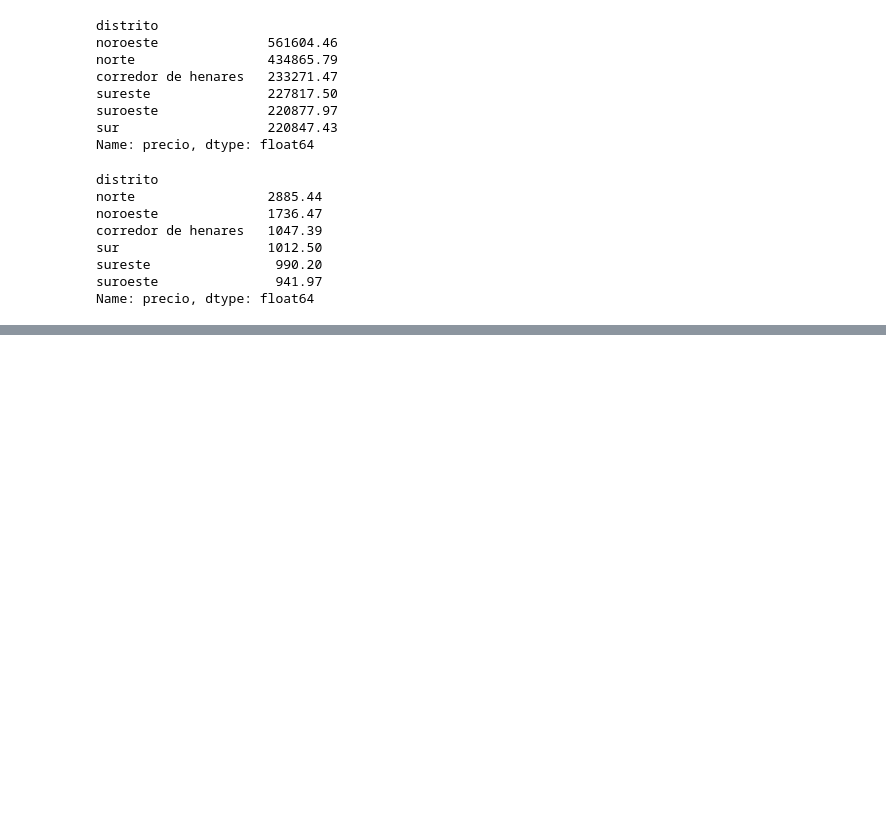
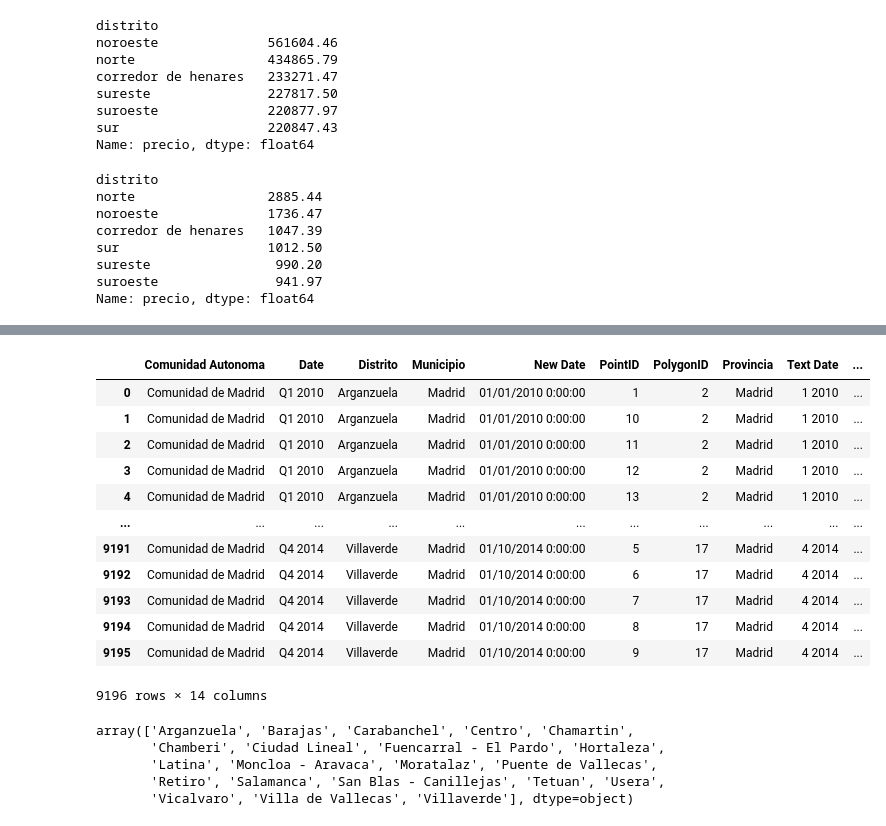
Before and after one commit to Gbau11/Analisis-de-la-vivienda-Idealista, a Jupyter notebook: jupyter/analisis_exploratorio/analisis_explo.ipynb, the cells around one changed output, grey strips where cells are left out. Cells and saved outputs as stored; diff of their text form; code cells hidden in the pictures; blank space fills up the shorter version.

```diff
--- a/jupyter/analisis_exploratorio/analisis_explo.ipynb
+++ b/jupyter/analisis_exploratorio/analisis_explo.ipynb
@@ -1284,0 +1395,3 @@ array(['Villaverde', 'Barrio de Salamanca', 'Villa de Vallecas',
+# %%
+precio_medio_distrito = mad_int.groupby('Distrito')['distrito_€/m2'].mean().to_dict()
+precio_medio_distrito
@@ -1284,0 +1416,28 @@ array(['Villaverde', 'Barrio de Salamanca', 'Villa de Vallecas',
+# %%
+ideal['precio_medio'] = ideal['Distrito'].map(precio_medio_distrito)
+# %%
+ideal['precio_medio'] = ideal['precio_medio'].astype(int)
+# %%
+ideal
+# %% [output]
+|  | Comunidad Autonoma | Date | Distrito | Municipio | New Date | PointID | PolygonID | Provincia | Text Date | ... |
+| 0 | Comunidad de Madrid | Q1 2010 | Arganzuela | Madrid | 01/01/2010 0:00:00 | 1 | 2 | Madrid | 1 2010 | ... |
+| 1 | Comunidad de Madrid | Q1 2010 | Arganzuela | Madrid | 01/01/2010 0:00:00 | 10 | 2 | Madrid | 1 2010 | ... |
+| 2 | Comunidad de Madrid | Q1 2010 | Arganzuela | Madrid | 01/01/2010 0:00:00 | 11 | 2 | Madrid | 1 2010 | ... |
+| 3 | Comunidad de Madrid | Q1 2010 | Arganzuela | Madrid | 01/01/2010 0:00:00 | 12 | 2 | Madrid | 1 2010 | ... |
+| 4 | Comunidad de Madrid | Q1 2010 | Arganzuela | Madrid | 01/01/2010 0:00:00 | 13 | 2 | Madrid | 1 2010 | ... |
+| ... | ... | ... | ... | ... | ... | ... | ... | ... | ... | ... |
+| 9191 | Comunidad de Madrid | Q4 2014 | Villaverde | Madrid | 01/10/2014 0:00:00 | 5 | 17 | Madrid | 4 2014 | ... |
+| 9192 | Comunidad de Madrid | Q4 2014 | Villaverde | Madrid | 01/10/2014 0:00:00 | 6 | 17 | Madrid | 4 2014 | ... |
+| 9193 | Comunidad de Madrid | Q4 2014 | Villaverde | Madrid | 01/10/2014 0:00:00 | 7 | 17 | Madrid | 4 2014 | ... |
+| 9194 | Comunidad de Madrid | Q4 2014 | Villaverde | Madrid | 01/10/2014 0:00:00 | 8 | 17 | Madrid | 4 2014 | ... |
+| 9195 | Comunidad de Madrid | Q4 2014 | Villaverde | Madrid | 01/10/2014 0:00:00 | 9 | 17 | Madrid | 4 2014 | ... |
+9196 rows × 14 columns
+# %%
+ideal.Distrito.unique()
+# %% [output]
+array(['Arganzuela', 'Barajas', 'Carabanchel', 'Centro', 'Chamartin',
+       'Chamberi', 'Ciudad Lineal', 'Fuencarral - El Pardo', 'Hortaleza',
+       'Latina', 'Moncloa - Aravaca', 'Moratalaz', 'Puente de Vallecas',
+       'Retiro', 'Salamanca', 'San Blas - Canillejas', 'Tetuan', 'Usera',
+       'Vicalvaro', 'Villa de Vallecas', 'Villaverde'], dtype=object)
```
Also changed, not shown: parts of 69 cells of this notebook, 4 other files.
